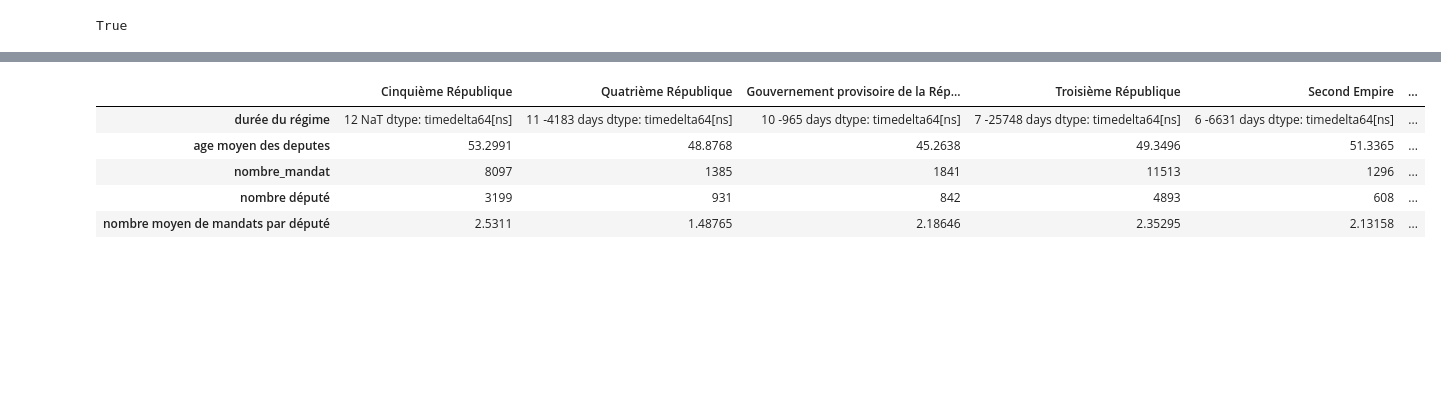
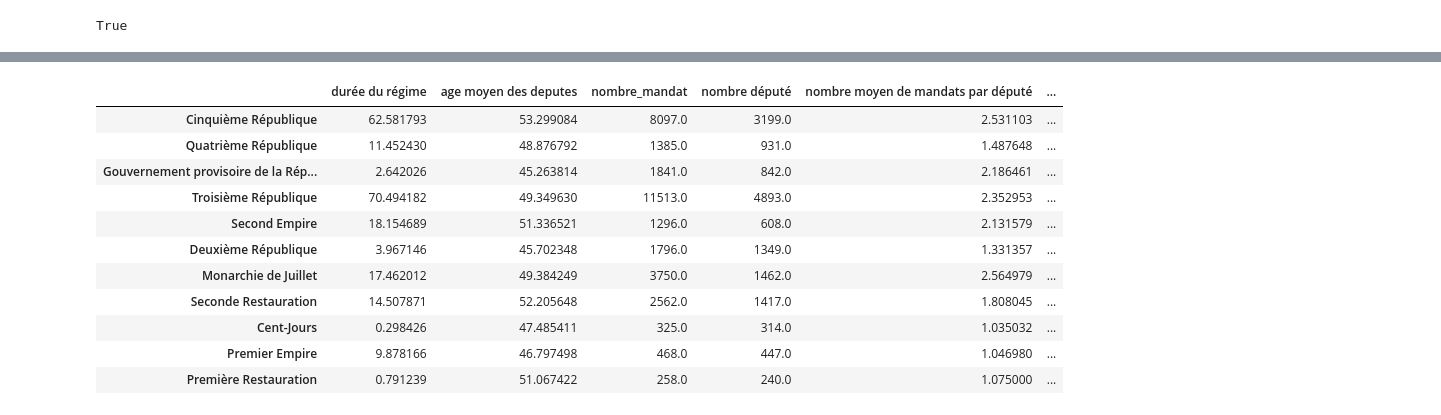
Before and after one commit to dusylvain/Projet-Python-deputes, a Jupyter notebook: statistiques_descriptives_depute (1).ipynb, the cells around one changed output, grey strips where cells are left out. Drawn from its saved outputs; the diff is of its cells as text; code cells hidden in the pictures; blank space fills up the shorter version.

```diff
--- a/statistiques_descriptives_depute (1).ipynb
+++ b/statistiques_descriptives_depute (1).ipynb
@@ -246,6 +225,8 @@ listeReg2=pd.DataFrame(np.array([listeReg[('Nom','Nom')],listeReg[('Date','Date'
 lstRegime=listeReg2[16:]#on enlève les lignes correspondants aux régimes trop anciens
 # %%
 debut_regime=[]
+import datetime#on importe la date du jour
+maintenant=pd.to_datetime(str(datetime.datetime.now().year)+'/'+str(datetime.datetime.now().month)+'/'+str(datetime.datetime.now().day))
 def extraire_date_1(x, Debut=True):
     dates=str(x)
     dates=str(dates).split()
@@ -258,3 +239,6 @@ def extraire_date_1(x, Debut=True):
 
 lstRegime['Date2']=lstRegime['Date'].apply(lambda x : extraire_date_1(x))
 lstRegime['Date3']=lstRegime['Date'].apply(lambda x : extraire_date_1(x,Debut=False))
+lstRegime['Date3'][lstRegime['Nom']=='Cinquième République']=maintenant
+lstRegime['Durée']=lstRegime['Date3']-lstRegime['Date2']
+lstRegime['Durée en année']=lstRegime['Durée'].apply(lambda x: float(x.days / 365.25))
@@ -261,3 +267,4 @@ lstRegime['Date3']=lstRegime['Date'].apply(lambda x : extraire_date_1(x,Debut=Fa
 # %%
 lstRegime=lstRegime[~lstRegime["Date2"].isna()].drop_duplicates()
 lstRegime=lstRegime.reset_index().drop(['index'], axis=1)
+lstRegime=lstRegime.set_index('Date2', drop=False)
@@ -295,21 +337,31 @@ Regime_depute.sample(10)
 # %%
 reg_possible=list(Regime_depute['Régime'].unique())#une liste de tous les régimes
 df=Regime_depute.reset_index()
-v,w,x,y,z=[],[],[],[],[]
+v,w,x,y,z,a,b,c,d=[],[],[],[],[],[],[],[],[]
 for reg in reg_possible :
-    v+=[lstRegime[lstRegime['Nom']==reg]['Date2']-lstRegime[lstRegime['Nom']==reg]['Date3']]#la durée du régime
+    v+=[float(lstRegime[lstRegime['Nom']==reg]['Durée en année'])]#la durée du régime
     w+=[df[df['Régime']==reg]['age en année'].mean()]#on prend la moyenne d'age dans ce régime
     x+=[len(df[df['Régime']==reg])]#on compte le nombre total de mandat dans le régime
     y+=[len(df[df['Régime']==reg]['Nom'].unique())]#Puis le nombre de députés différent
     z+=[x[-1]/y[-1]] #Ceci est le nombre moyen de mandat par député
+    a+=[x[-1]/v[-1]]#le nombre moyen de mandat par an
+    b+=[len(Regime_depute[Regime_depute['Régime']==reg]['Législature'].unique())]
+    c+=[x[-1]/b[-1]]#nombre moyen de mandats par législature
+    d+=[v[-1]/b[-1]]#durée moyenne d'une législature
 
-carac_reg_bis=np.array([v, w, x, y, z])#on crée un dataframe avec les informations
-table_reg = pd.DataFrame(carac_reg_bis, index=['durée du régime', 'age moyen des deputes', 'nombre_mandat', 'nombre député','nombre moyen de mandats par député'],columns=reg_possible)
-table_reg.head()
+carac_reg_bis=np.array([v, w, x, y, z, a, b, c, d])#on crée un dataframe avec les informations
+table_reg = pd.DataFrame(carac_reg_bis, index=['durée du régime', 'age moyen des deputes', 'nombre_mandat', 'nombre député','nombre moyen de mandats par député', 'nombre moyen de mandats par an', 'nombre de législature', 'nombre moyen de mandats par législature', 'durée moyenne de législature'],columns=reg_possible).T
+table_reg
 # %% [output]
-|  | Cinquième République | Quatrième République | Gouvernement provisoire de la Rép... | Troisième République | Second Empire | ... |
-| durée du régime | 12 NaT dtype: timedelta64[ns] | 11 -4183 days dtype: timedelta64[ns] | 10 -965 days dtype: timedelta64[ns] | 7 -25748 days dtype: timedelta64[ns] | 6 -6631 days dtype: timedelta64[ns] | ... |
-| age moyen des deputes | 53.2991 | 48.8768 | 45.2638 | 49.3496 | 51.3365 | ... |
-| nombre_mandat | 8097 | 1385 | 1841 | 11513 | 1296 | ... |
-| nombre député | 3199 | 931 | 842 | 4893 | 608 | ... |
-| nombre moyen de mandats par député | 2.5311 | 1.48765 | 2.18646 | 2.35295 | 2.13158 | ... |
+|  | durée du régime | age moyen des deputes | nombre_mandat | nombre député | nombre moyen de mandats par député | ... |
+| Cinquième République | 62.581793 | 53.299084 | 8097.0 | 3199.0 | 2.531103 | ... |
+| Quatrième République | 11.452430 | 48.876792 | 1385.0 | 931.0 | 1.487648 | ... |
+| Gouvernement provisoire de la Rép... | 2.642026 | 45.263814 | 1841.0 | 842.0 | 2.186461 | ... |
+| Troisième République | 70.494182 | 49.349630 | 11513.0 | 4893.0 | 2.352953 | ... |
+| Second Empire | 18.154689 | 51.336521 | 1296.0 | 608.0 | 2.131579 | ... |
+| Deuxième République | 3.967146 | 45.702348 | 1796.0 | 1349.0 | 1.331357 | ... |
+| Monarchie de Juillet | 17.462012 | 49.384249 | 3750.0 | 1462.0 | 2.564979 | ... |
+| Seconde Restauration | 14.507871 | 52.205648 | 2562.0 | 1417.0 | 1.808045 | ... |
+| Cent-Jours | 0.298426 | 47.485411 | 325.0 | 314.0 | 1.035032 | ... |
+| Premier Empire | 9.878166 | 46.797498 | 468.0 | 447.0 | 1.046980 | ... |
+| Première Restauration | 0.791239 | 51.067422 | 258.0 | 240.0 | 1.075000 | ... |
```
Also changed, not shown: parts of 7 cells of this notebook.
